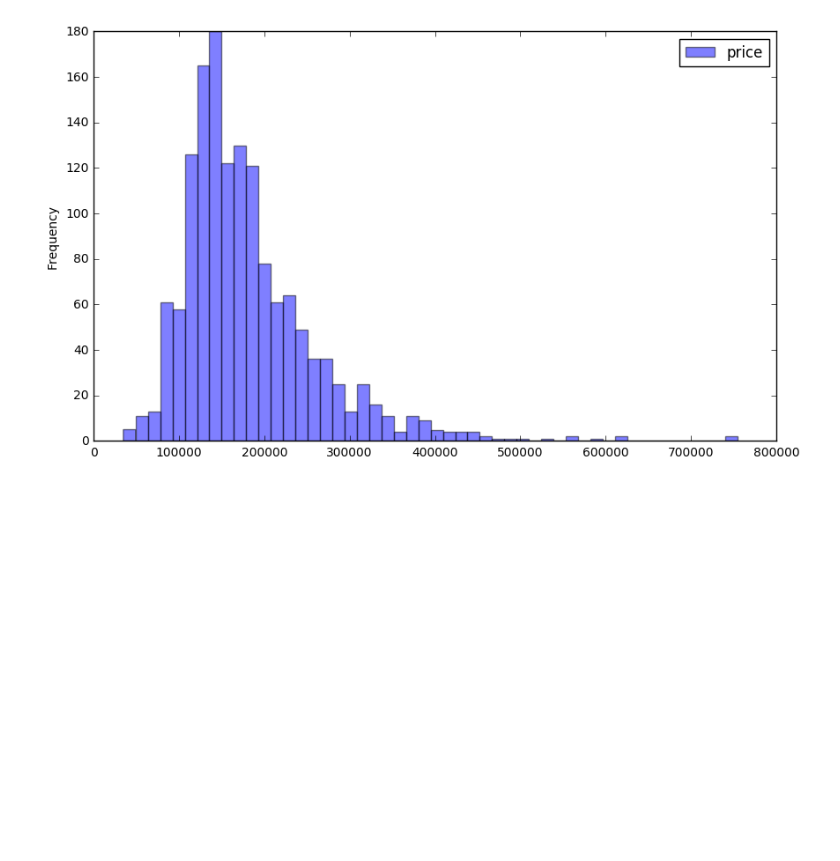
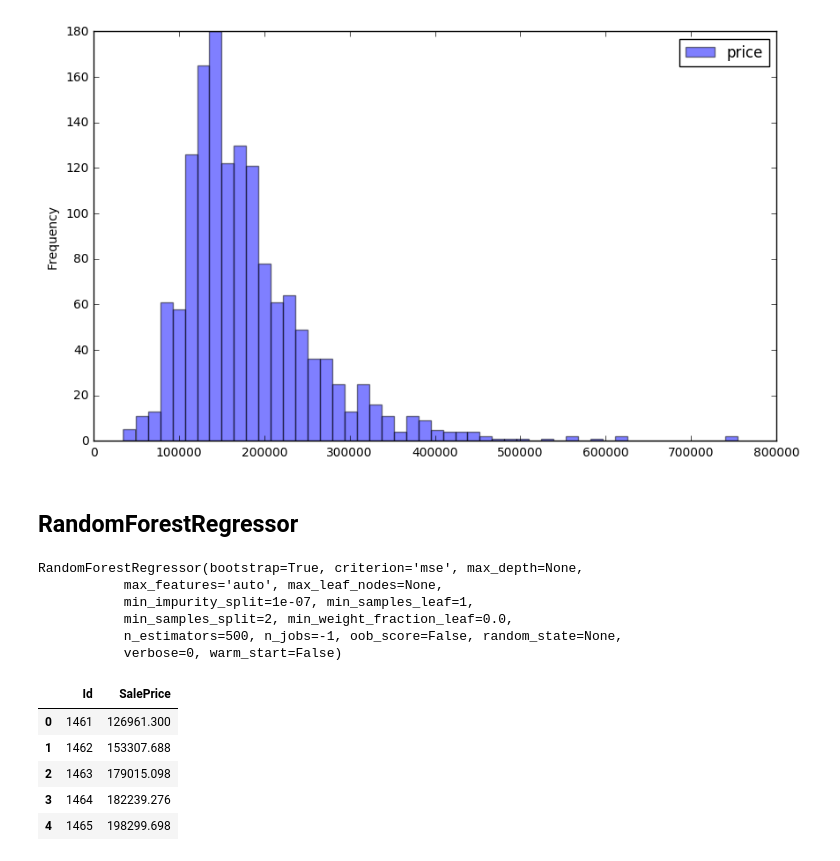
Before and after one commit to johshisha/house_prices, a Jupyter notebook: Sample_LinearRegression.ipynb, the cells around one changed output. Cells and saved outputs as stored; diff of their text form; code cells hidden in the pictures; blank space fills up the shorter version.

Commit message:
add optional sample RandomForestRegressor accompleshed: error 0.14857

```diff
--- a/Sample_LinearRegression.ipynb
+++ b/Sample_LinearRegression.ipynb
@@ -90,3 +90,27 @@ prices = pd.DataFrame({"price":train["SalePrice"]})
 ax= prices.plot(bins=50, alpha=0.5, figsize=(10,6), kind='hist')
 # %% [output]
 [figure]
+# %% [markdown]
+## RandomForestRegressor
+# %%
+from sklearn.ensemble import RandomForestRegressor
+clf = RandomForestRegressor(n_estimators=500, n_jobs=-1)
+clf.fit(train_data, train_target)
+# %% [output]
+RandomForestRegressor(bootstrap=True, criterion='mse', max_depth=None,
+           max_features='auto', max_leaf_nodes=None,
+           min_impurity_split=1e-07, min_samples_leaf=1,
+           min_samples_split=2, min_weight_fraction_leaf=0.0,
+           n_estimators=500, n_jobs=-1, oob_score=False, random_state=None,
+           verbose=0, warm_start=False)
+# %%
+predicted = clf.predict(test_data)
+predicted = pd.DataFrame({"Id":test_data.Id, "SalePrice":predicted})
+predicted.head()
+# %% [output]
+|  | Id | SalePrice |
+| 0 | 1461 | 126961.300 |
+| 1 | 1462 | 153307.688 |
+| 2 | 1463 | 179015.098 |
+| 3 | 1464 | 182239.276 |
+| 4 | 1465 | 198299.698 |
```
Also changed, not shown: parts of 2 cells of this notebook, 1 other file.
